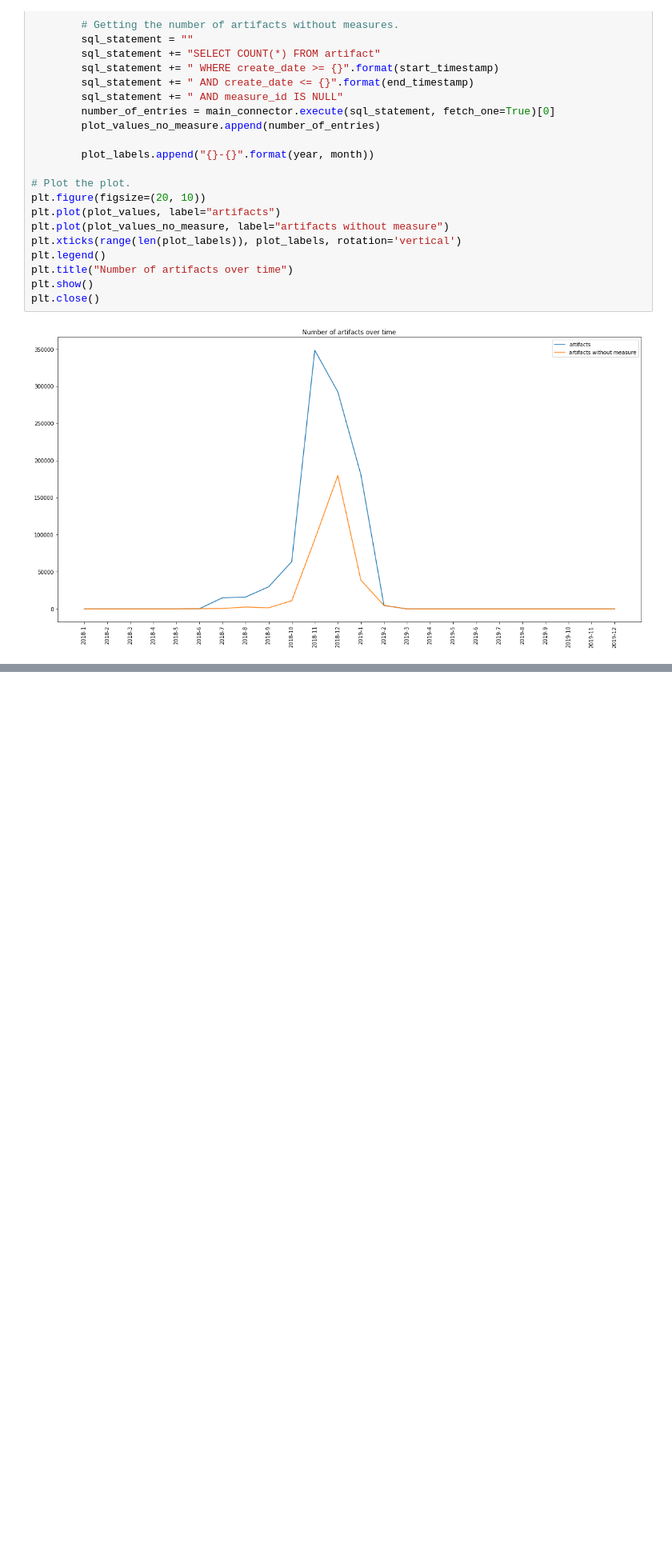
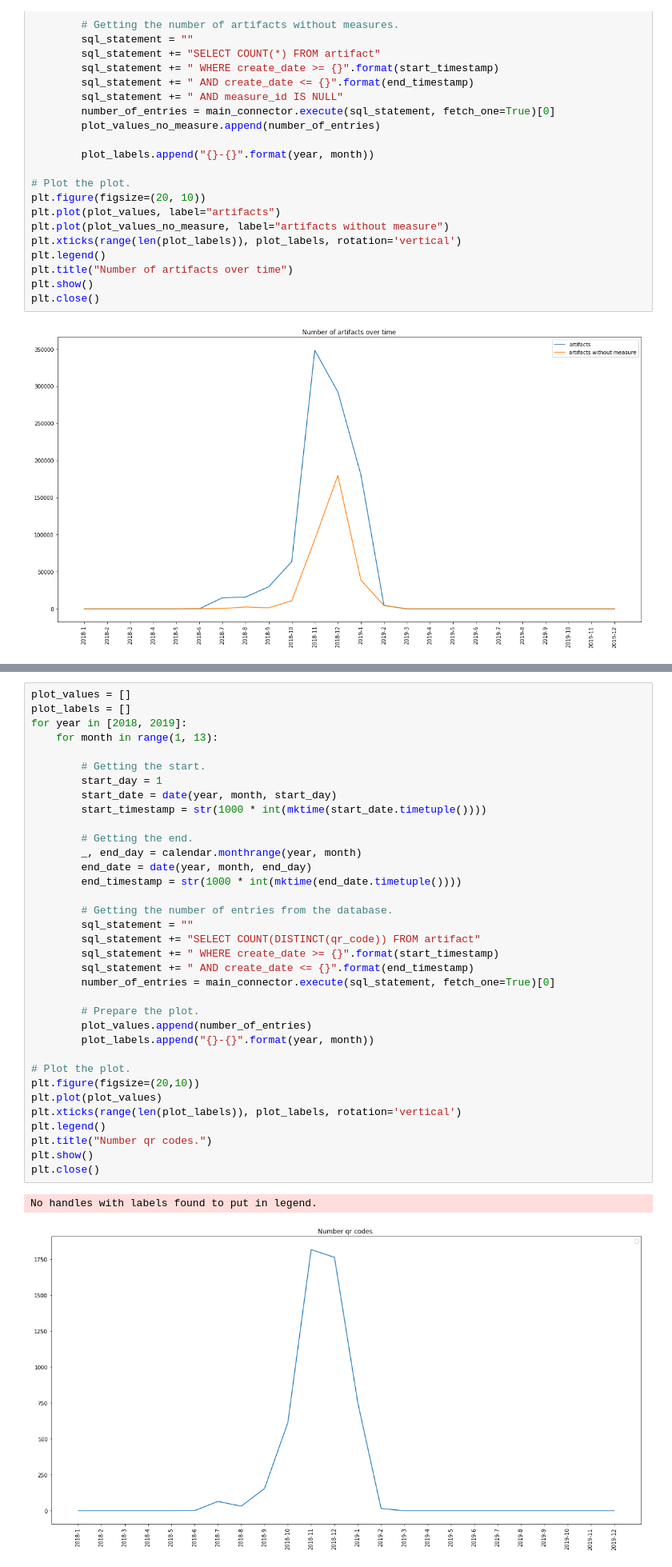
Before and after one commit to prashdash112/cgm-ml, a Jupyter notebook: cgm_database/02_analysis.ipynb, the cells around one changed output, grey strips where cells are left out. Shown at 80% size. Saved outputs shown, nothing was run; the diff lists cells and outputs as text; blank space fills up the shorter version.

```diff
--- a/cgm_database/02_analysis.ipynb
+++ b/cgm_database/02_analysis.ipynb
@@ -303,0 +365,38 @@ plt.close()
+# %%
+plot_values = []
+plot_labels = []
+for year in [2018, 2019]:
+    for month in range(1, 13):
+
+        # Getting the start.
+        start_day = 1
+        start_date = date(year, month, start_day)
+        start_timestamp = str(1000 * int(mktime(start_date.timetuple())))
+
+        # Getting the end.
+        _, end_day = calendar.monthrange(year, month)
+        end_date = date(year, month, end_day)
+        end_timestamp = str(1000 * int(mktime(end_date.timetuple())))
+
+        # Getting the number of entries from the database.
+        sql_statement = ""
+        sql_statement += "SELECT COUNT(DISTINCT(qr_code)) FROM artifact"
+        sql_statement += " WHERE create_date >= {}".format(start_timestamp)
+        sql_statement += " AND create_date <= {}".format(end_timestamp)
+        number_of_entries = main_connector.execute(sql_statement, fetch_one=True)[0]
+
+        # Prepare the plot.
+        plot_values.append(number_of_entries)
+        plot_labels.append("{}-{}".format(year, month))
+
+# Plot the plot.
+plt.figure(figsize=(20,10))
+plt.plot(plot_values)
+plt.xticks(range(len(plot_labels)), plot_labels, rotation='vertical')
+plt.legend()
+plt.title("Number qr codes.")
+plt.show()
+plt.close()
+# %% [output]
+No handles with labels found to put in legend.
+[figure, added]
```
Also changed, not shown: parts of 2 cells of this notebook.
